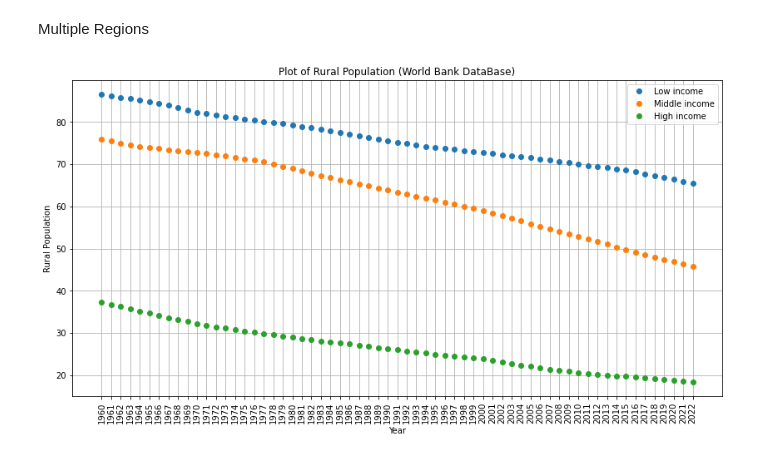
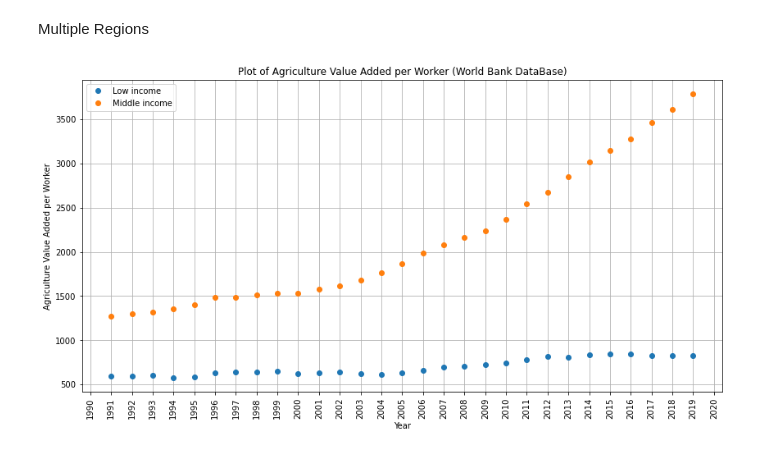
Before and after one commit to blankhall98/Agriculture-and-Development, a Jupyter notebook: scripts/Data Reading and Analysis.ipynb, the cells around one changed output. Cells and saved outputs as stored; diff of their text form; code cells hidden in the pictures.

```diff
--- a/scripts/Data Reading and Analysis.ipynb
+++ b/scripts/Data Reading and Analysis.ipynb
@@ -158,11 +204,11 @@ region1 = extract_region_data('Low income')
 region2 = extract_region_data('Middle income')
 region3 = extract_region_data('High income')
 # %%
-regions = [region1,region2,region3]
+regions = [region1,region2]
-# %%
-plot_regions_base(regions,'Rural Population')
-# %% [output]
-[figure, removed]
+# %%
+plot_regions_base(regions,'Agriculture Value Added per Worker')
+# %% [output]
+[figure, added]
 # %%
 compare_regions_bases(regions,'GDP per capita PPP (2017)','Agricultural Share of GDP')
 # %% [output]
```
Also changed, not shown: parts of 10 cells of this notebook, 6 other files.
